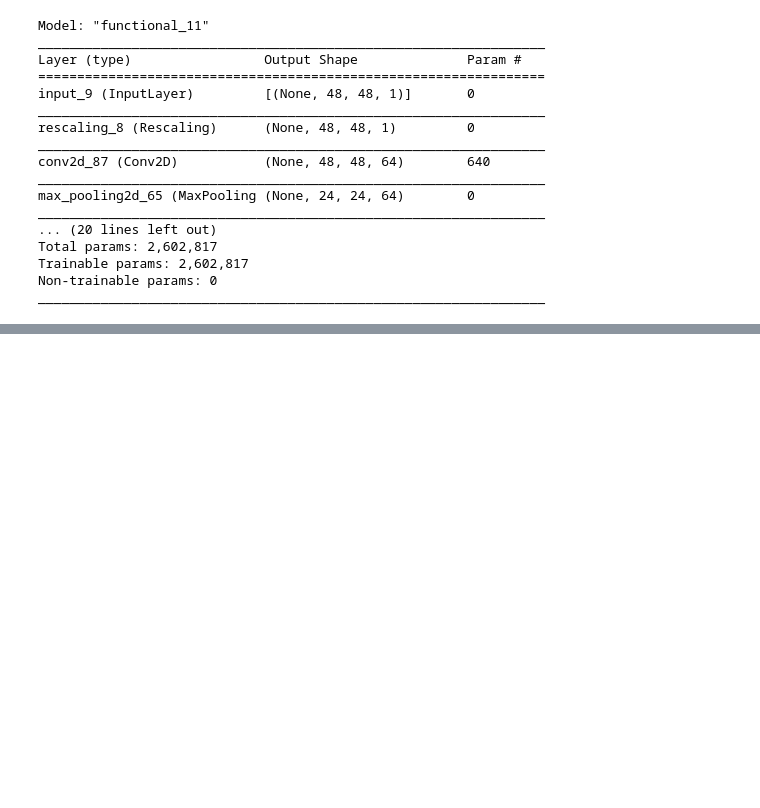
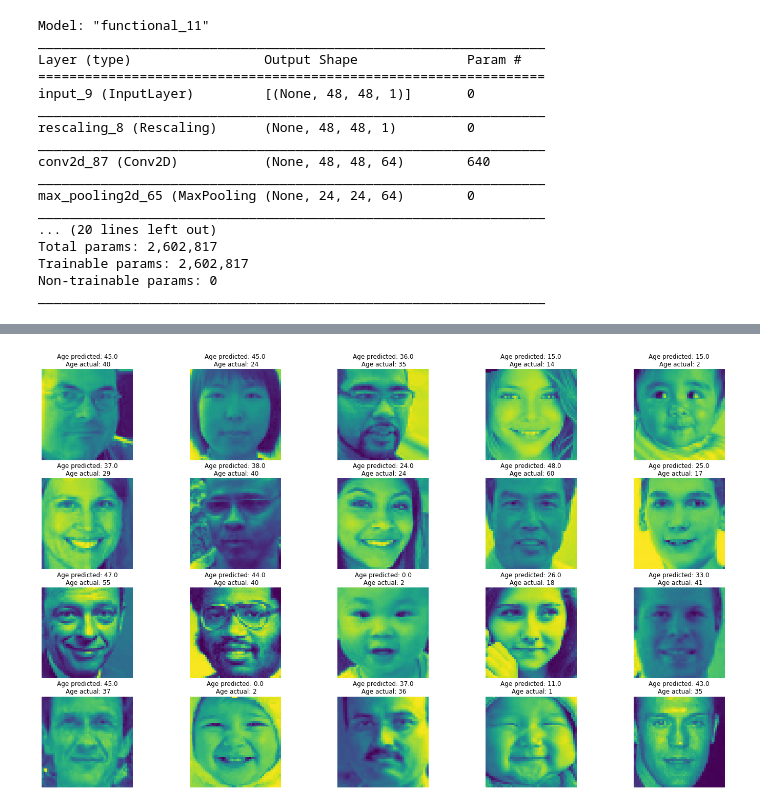
Before and after one commit to aydin-hasanli/age_gender_prediction, a Jupyter notebook: EDA.ipynb, the cells around one changed output, grey strips where cells are left out. Drawn from its saved outputs; the diff is of its cells as text; code cells hidden in the pictures; blank space fills up the shorter version.

Commit message:
added age comparison pred vs actual

```diff
--- a/EDA.ipynb
+++ b/EDA.ipynb
@@ -520,0 +525,18 @@ Epoch 20/20
+# %%
+age_pred=age_model.predict(X_age_test)
+# %%
+fig, axes = plt.subplots(4,5, figsize=(25,15))
+# rand_number=np.random.randint(0, len(X), 20)
+for ax in axes.flat:
+    i=np.random.randint(0, len(y_age_test),1)
+    X_plot=X_age_test[i].reshape(48,48)
+    pred= str(round(age_pred[i][0][0]))
+    actual= str(round(y_age_test[i][0] ))
+    #print(X_plot.shape)
+    ax.imshow(X_plot)
+    ax.set_title( "Age predicted: "+ pred+ "\n Age actual: " + actual)
+    #ax.set_title( )
+    ax.axis('off')
+plt.show()
+# %% [output]
+[figure, added]
```
Also changed, not shown: parts of 1 cell of this notebook.
